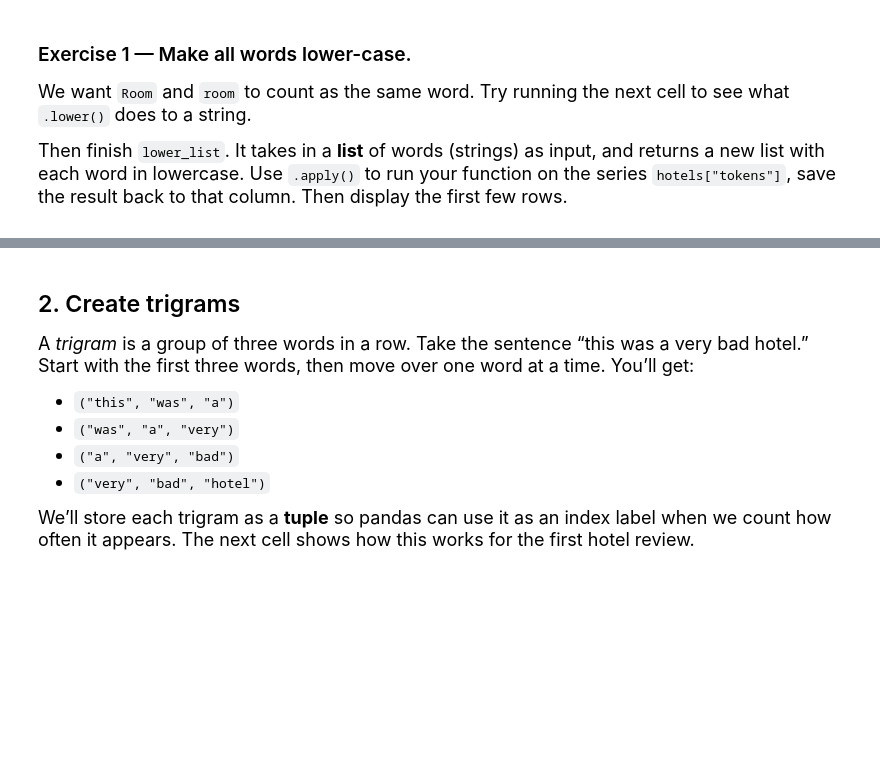
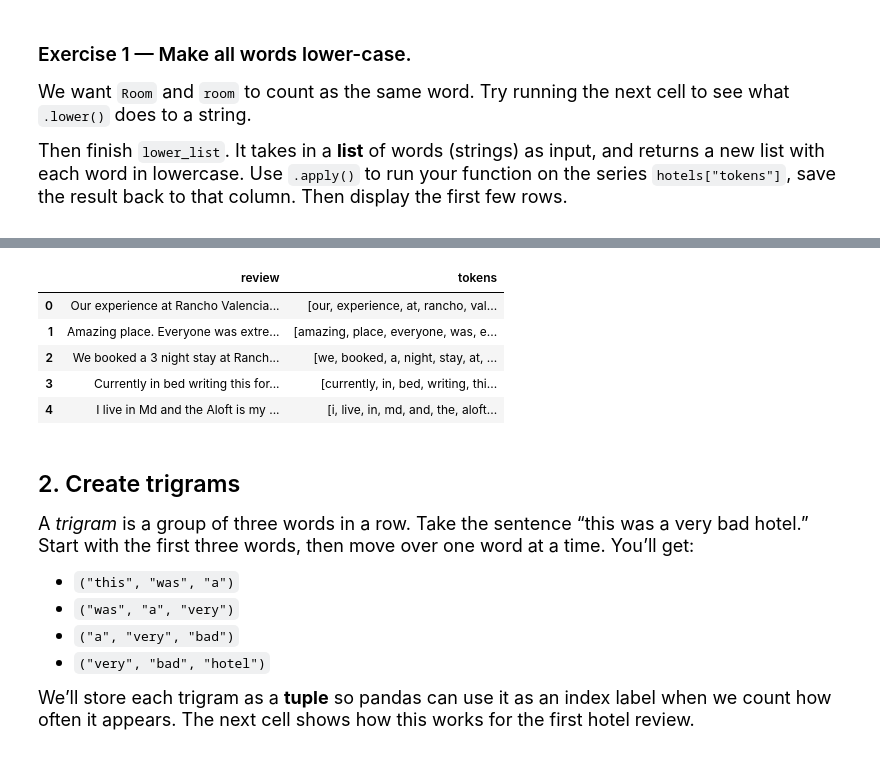
Before and after one commit to Jincantao/datasci185fall2026, a Jupyter notebook: Lab_09/Lab_09.ipynb, the cells around one changed output, grey strips where cells are left out. Drawn from its saved outputs; the diff is of its cells as text; code cells hidden in the pictures; blank space fills up the shorter version.

```diff
--- a/Lab_09/Lab_09.ipynb
+++ b/Lab_09/Lab_09.ipynb
@@ -63,14 +99,26 @@ print(word2.lower())
 # %%
 
 def lower_list(lst):
     # lst is a list of strings
     # return a new list with the same strings, but lowercase
-    pass
-
+    l_list = []
+    for word in lst:
+        l_word = str(word).lower()
+        l_list.append(l_word)
+    return(l_list)
 
 # Apply lower_list to the "tokens" column, and then overwrite it with the lowercase version
 
+hotels["tokens"] = hotels["tokens"].apply(lower_list)
+
 display(hotels[["review", "tokens"]].head())        # all strings in "tokens" should be lowercase now
+# %% [output]
+|  | review | tokens |
+| 0 | Our experience at Rancho Valencia... | [our, experience, at, rancho, val... |
+| 1 | Amazing place. Everyone was extre... | [amazing, place, everyone, was, e... |
+| 2 | We booked a 3 night stay at Ranch... | [we, booked, a, night, stay, at, ... |
+| 3 | Currently in bed writing this for... | [currently, in, bed, writing, thi... |
+| 4 | I live in Md and the Aloft is my ... | [i, live, in, md, and, the, aloft... |
 # %% [markdown]
 ## 2. Create trigrams
 
```
Also changed, not shown: parts of 18 cells of this notebook.
